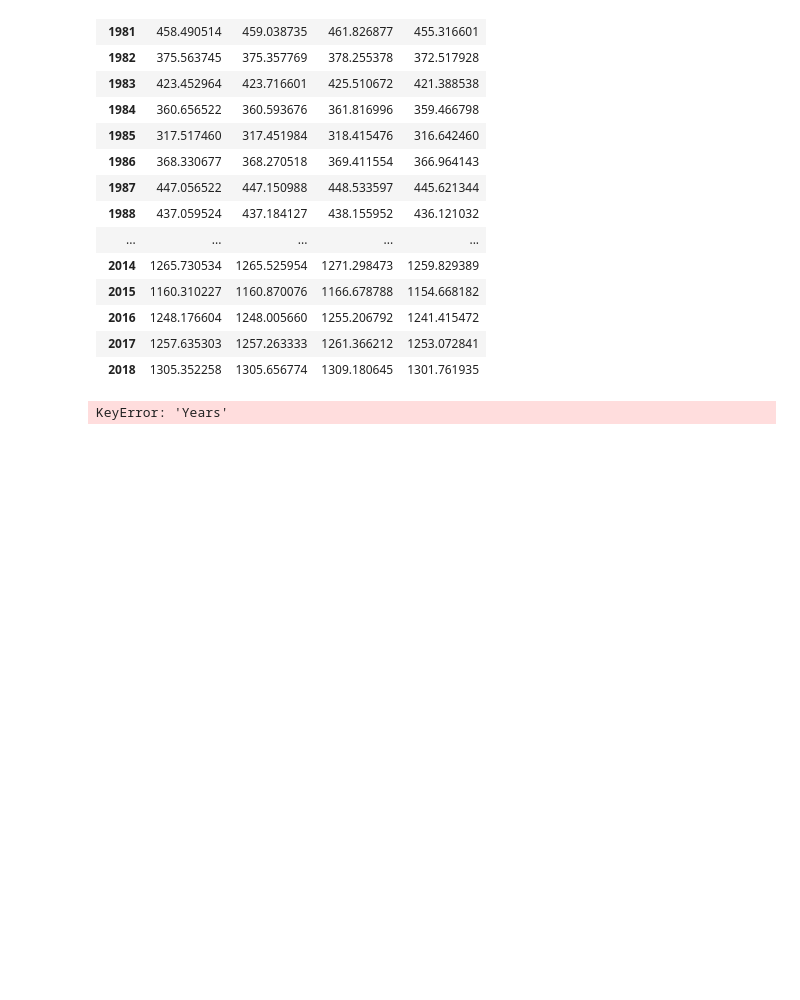
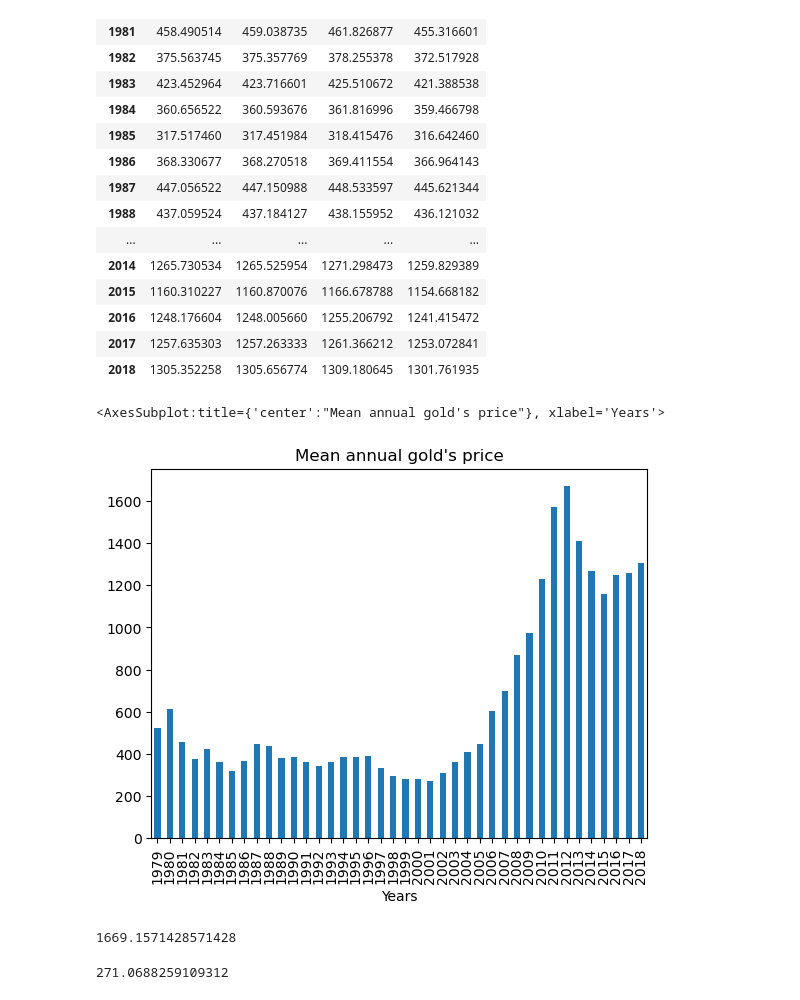
Before and after one commit to monardop/Jupyter-Practice, a Jupyter notebook: GoldPrice/GoldPrice.ipynb, the cells around one changed output. Saved outputs shown, nothing was run; the diff lists cells and outputs as text; code cells hidden in the pictures; blank space fills up the shorter version.

```diff
--- a/GoldPrice/GoldPrice.ipynb
+++ b/GoldPrice/GoldPrice.ipynb
@@ -45,6 +45,16 @@ data.groupby("Years").mean()
 | 2017 | 1257.635303 | 1257.263333 | 1261.366212 | 1253.072841 |
 | 2018 | 1305.352258 | 1305.656774 | 1309.180645 | 1301.761935 |
 # %%
-data[].groupby("Years")
+mean_prices = data.groupby("Years").mean()["Price"]
+mean_prices.plot.bar(title="Mean annual gold's price")
 # %% [output]
-KeyError: 'Years'
+<AxesSubplot:title={'center':"Mean annual gold's price"}, xlabel='Years'>
+[figure, added]
+# %%
+mean_prices.max()
+# %% [output]
+1669.1571428571428
+# %%
+mean_prices.min()
+# %% [output]
+271.0688259109312
```
